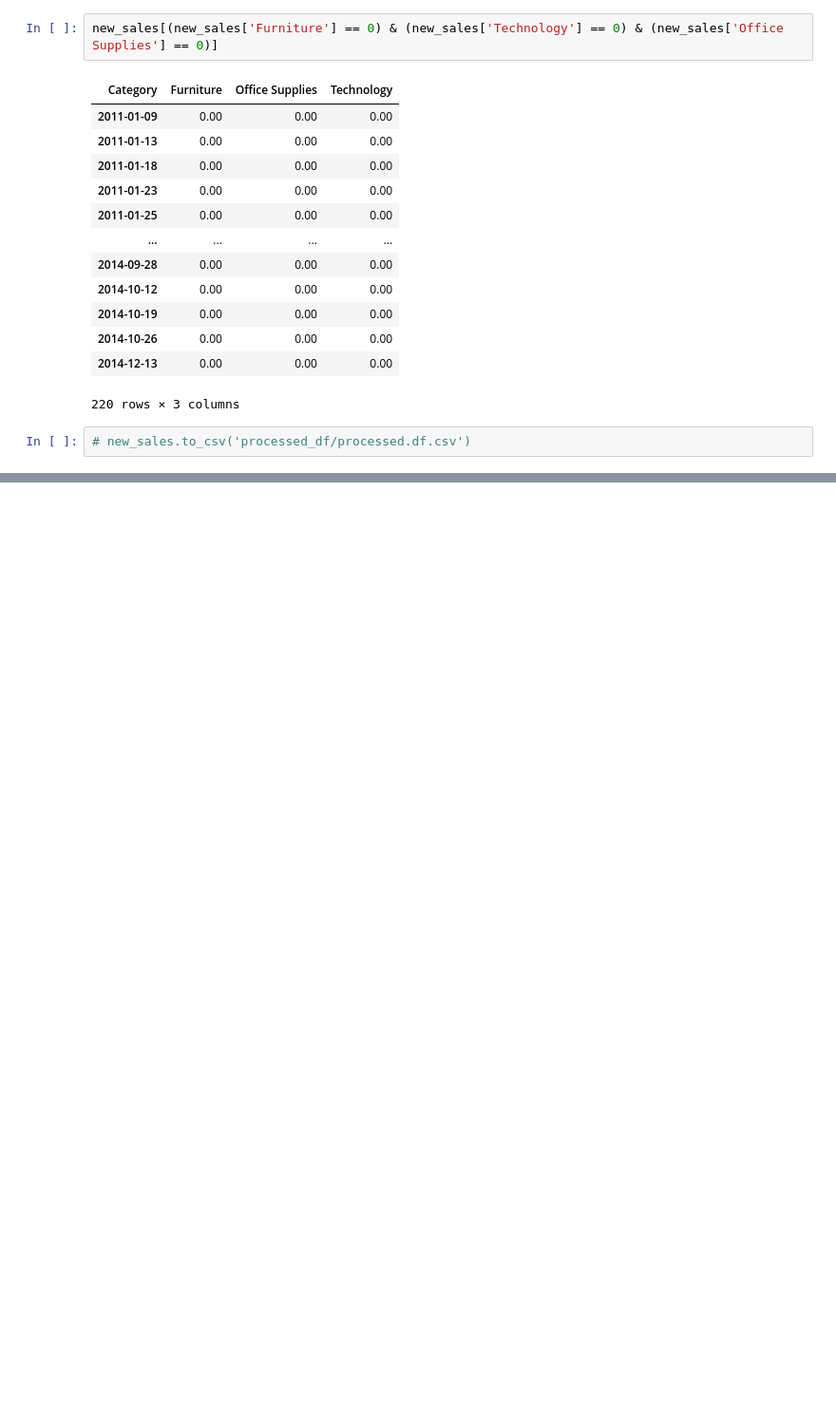
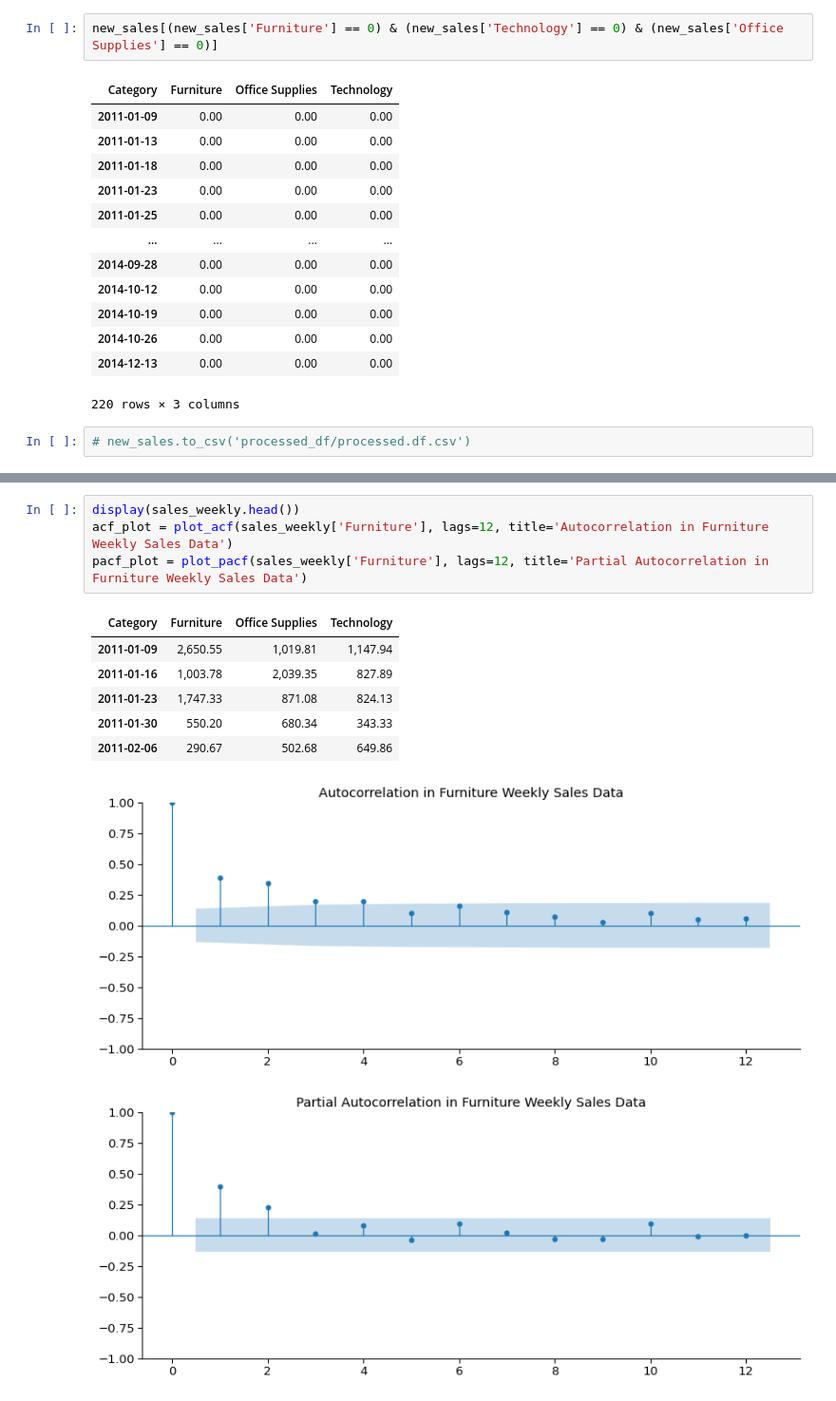
Before and after one commit to razielar/coursera_time_series_forecasting, a Jupyter notebook: coursera_time_series/week_1/pandas.time.series.ipynb, the cells around one changed output, grey strips where cells are left out. Shown at 95% size. Cells and saved outputs as stored; diff of their text form; blank space fills up the shorter version.

```diff
--- a/coursera_time_series/week_1/pandas.time.series.ipynb
+++ b/coursera_time_series/week_1/pandas.time.series.ipynb
@@ -354,0 +712,13 @@ new_sales[(new_sales['Furniture'] == 0) & (new_sales['Technology'] == 0) & (new_
+# %%
+display(sales_weekly.head())
+acf_plot = plot_acf(sales_weekly['Furniture'], lags=12, title='Autocorrelation in Furniture Weekly Sales Data')
+pacf_plot = plot_pacf(sales_weekly['Furniture'], lags=12, title='Partial Autocorrelation in Furniture Weekly Sales Data')
+# %% [output]
+| Category | Furniture | Office Supplies | Technology |
+| 2011-01-09 | 2,650.55 | 1,019.81 | 1,147.94 |
+| 2011-01-16 | 1,003.78 | 2,039.35 | 827.89 |
+| 2011-01-23 | 1,747.33 | 871.08 | 824.13 |
+| 2011-01-30 | 550.20 | 680.34 | 343.33 |
+| 2011-02-06 | 290.67 | 502.68 | 649.86 |
+[figure, added]
+[figure, added]
```
Also changed, not shown: parts of 22 cells of this notebook, 1 other file.
